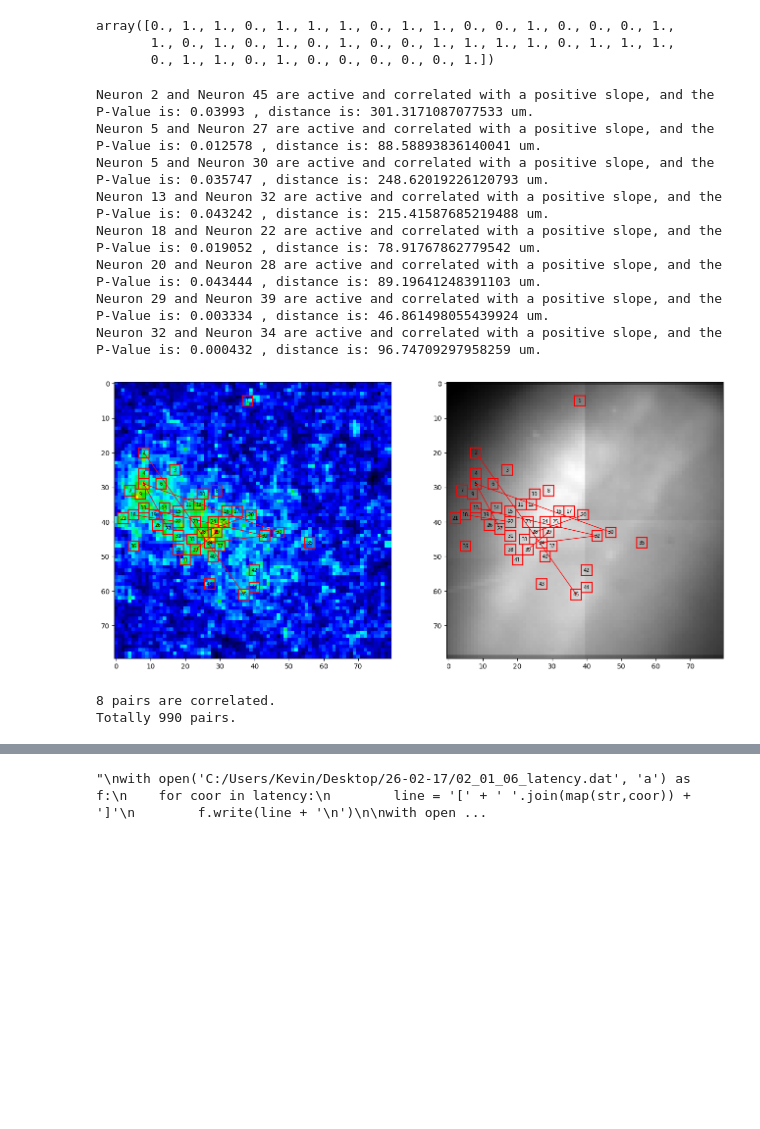
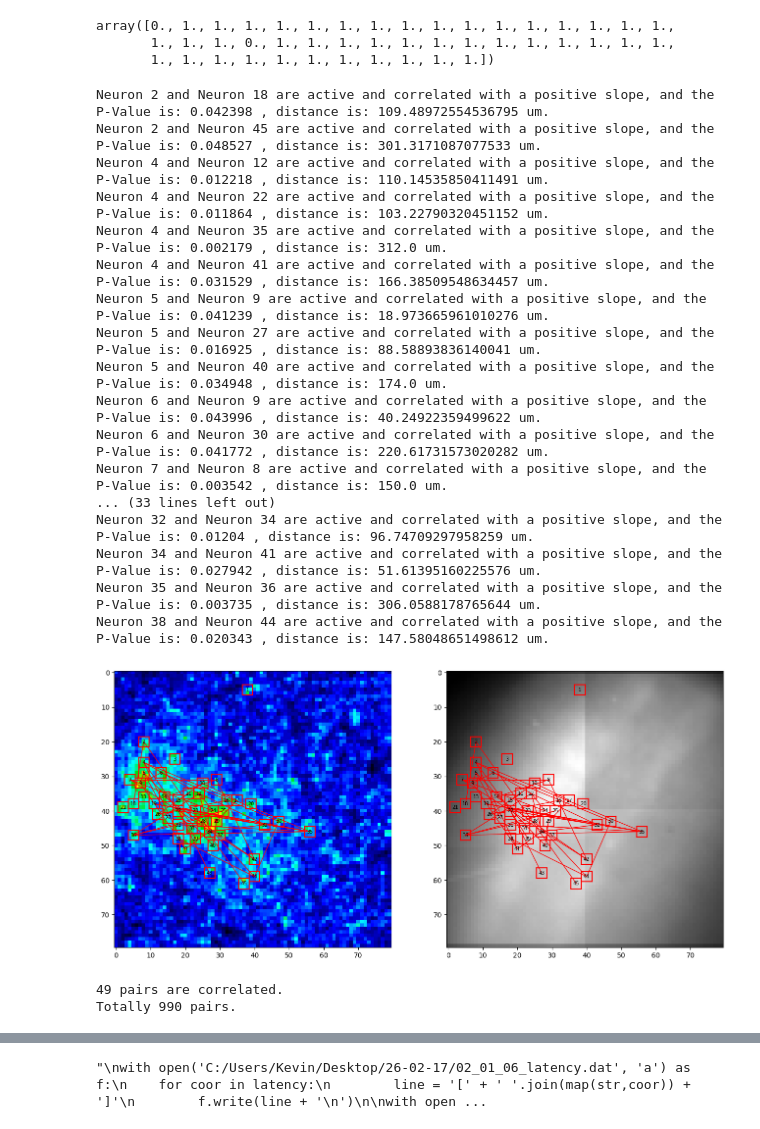
Before and after one commit to TianchengXu0420/ZDA_Adventure, a Jupyter notebook: 3x3Area_3.ipynb, the cells around one changed output, grey strips where cells are left out. Cells and saved outputs as stored; diff of their text form; code cells hidden in the pictures; blank space fills up the shorter version.

Commit message:
Single Neuron Identification with method #3.

```diff
--- a/3x3Area_3.ipynb
+++ b/3x3Area_3.ipynb
@@ -23,9 +23,9 @@ identify = Identify()
 # Parameters setting up.
 timeline = np.linspace(0, 299.5, 600)
 stimulus = 100
-basePt = 98
+basePt = 94
 skipPt = 50
-startPt = 98
+startPt = 94
 numPt = 50
 
 # Data Preprocessing.
@@ -159,9 +159,9 @@ for i in range(num):
 # %%
 judgement
 # %% [output]
-array([0., 1., 1., 0., 1., 1., 1., 0., 1., 1., 0., 0., 1., 0., 0., 0., 1.,
-       1., 0., 1., 0., 1., 0., 1., 0., 0., 1., 1., 1., 1., 0., 1., 1., 1.,
-       0., 1., 1., 0., 1., 0., 0., 0., 0., 0., 1.])
+array([0., 1., 1., 1., 1., 1., 1., 1., 1., 1., 1., 1., 1., 1., 1., 1., 1.,
+       1., 1., 1., 0., 1., 1., 1., 1., 1., 1., 1., 1., 1., 1., 1., 1., 1.,
+       1., 1., 1., 1., 1., 1., 1., 1., 1., 1., 1.])
 # %%
 num = len(index)
 trial = Data.shape[0]
@@ -193,42 +193,51 @@ for i, coor in enumerate(index):
     ax1.plot([top, bottom], [right, right], color=color, linewidth=linewidth)
 
     ax2.plot([top, top], [left, right], color=color, linewidth=linewidth)
     ax2.plot([bottom, bottom], [left, right], color=color, linewidth=linewidth)
     ax2.plot([top, bottom], [left, left], color=color, linewidth=linewidth)
     ax2.plot([top, bottom], [right, right], color=color, linewidth=linewidth)
 
     # Label index.
     ax1.annotate(str(i+1), xy=(r, c), ha='center', va='center', fontsize=7, color='black')
     ax2.annotate(str(i+1), xy=(r, c), ha='center', va='center', fontsize=7, color='black')
 
 for i in range(num-1):
     for j in range(i+1, num):
 
         dist = np.sqrt((index[i][0] - index[j][0])**2 + (index[i][1] - index[j][1])**2) * 6
         Slope, _, _, pValue, _ = linregress(latency[i], latency[j])
-        if pValue <= 0.05 and Slope > 0 and judgement[i] == 1 and judgement[j] == 1:
+        if pValue <= 0.05 and Slope > 0: #and judgement[i] == 1 and judgement[j] == 1:
             count = count + 1
             print('Neuron', i+1, 'and Neuron', j+1, 'are active and correlated with a positive slope, and the P-Value is:', np.round(pValue, 6), ', distance is:', dist, 'um.')
             loc_1 = index[i]
             loc_2 = index[j]
             connection[i] = connection[i] + 1
             connection[j] = connection[j] + 1
             ax1.plot([loc_1[1], loc_2[1]], [loc_1[0], loc_2[0]], color='red', linewidth=1)
             ax2.plot([loc_1[1], loc_2[1]], [loc_1[0], loc_2[0]], color='red', linewidth=1)
 
 plt.show()
 
 print(count, 'pairs are correlated.')
 print('Totally', int(num*(num-1)/2), 'pairs.')
 # %% [output]
-Neuron 2 and Neuron 45 are active and correlated with a positive slope, and the P-Value is: 0.03993 , distance is: 301.3171087077533 um.
-Neuron 5 and Neuron 27 are active and correlated with a positive slope, and the P-Value is: 0.012578 , distance is: 88.58893836140041 um.
-Neuron 5 and Neuron 30 are active and correlated with a positive slope, and the P-Value is: 0.035747 , distance is: 248.62019226120793 um.
-Neuron 13 and Neuron 32 are active and correlated with a positive slope, and the P-Value is: 0.043242 , distance is: 215.41587685219488 um.
-Neuron 18 and Neuron 22 are active and correlated with a positive slope, and the P-Value is: 0.019052 , distance is: 78.91767862779542 um.
-Neuron 20 and Neuron 28 are active and correlated with a positive slope, and the P-Value is: 0.043444 , distance is: 89.19641248391103 um.
-Neuron 29 and Neuron 39 are active and correlated with a positive slope, and the P-Value is: 0.003334 , distance is: 46.861498055439924 um.
-Neuron 32 and Neuron 34 are active and correlated with a positive slope, and the P-Value is: 0.000432 , distance is: 96.74709297958259 um.
+Neuron 2 and Neuron 18 are active and correlated with a positive slope, and the P-Value is: 0.042398 , distance is: 109.48972554536795 um.
+Neuron 2 and Neuron 45 are active and correlated with a positive slope, and the P-Value is: 0.048527 , distance is: 301.3171087077533 um.
+Neuron 4 and Neuron 12 are active and correlated with a positive slope, and the P-Value is: 0.012218 , distance is: 110.14535850411491 um.
+Neuron 4 and Neuron 22 are active and correlated with a positive slope, and the P-Value is: 0.011864 , distance is: 103.22790320451152 um.
+Neuron 4 and Neuron 35 are active and correlated with a positive slope, and the P-Value is: 0.002179 , distance is: 312.0 um.
+Neuron 4 and Neuron 41 are active and correlated with a positive slope, and the P-Value is: 0.031529 , distance is: 166.38509548634457 um.
+Neuron 5 and Neuron 9 are active and correlated with a positive slope, and the P-Value is: 0.041239 , distance is: 18.973665961010276 um.
+Neuron 5 and Neuron 27 are active and correlated with a positive slope, and the P-Value is: 0.016925 , distance is: 88.58893836140041 um.
+Neuron 5 and Neuron 40 are active and correlated with a positive slope, and the P-Value is: 0.034948 , distance is: 174.0 um.
+Neuron 6 and Neuron 9 are active and correlated with a positive slope, and the P-Value is: 0.043996 , distance is: 40.24922359499622 um.
+Neuron 6 and Neuron 30 are active and correlated with a positive slope, and the P-Value is: 0.041772 , distance is: 220.61731573020282 um.
+Neuron 7 and Neuron 8 are active and correlated with a positive slope, and the P-Value is: 0.003542 , distance is: 150.0 um.
+... (33 lines left out)
+Neuron 32 and Neuron 34 are active and correlated with a positive slope, and the P-Value is: 0.01204 , distance is: 96.74709297958259 um.
+Neuron 34 and Neuron 41 are active and correlated with a positive slope, and the P-Value is: 0.027942 , distance is: 51.61395160225576 um.
+Neuron 35 and Neuron 36 are active and correlated with a positive slope, and the P-Value is: 0.003735 , distance is: 306.0588178765644 um.
+Neuron 38 and Neuron 44 are active and correlated with a positive slope, and the P-Value is: 0.020343 , distance is: 147.58048651498612 um.
-[figure, old version]
+[figure, new version]
-8 pairs are correlated.
+49 pairs are correlated.
 Totally 990 pairs.
```
Also changed, not shown: parts of 6 cells of this notebook.
